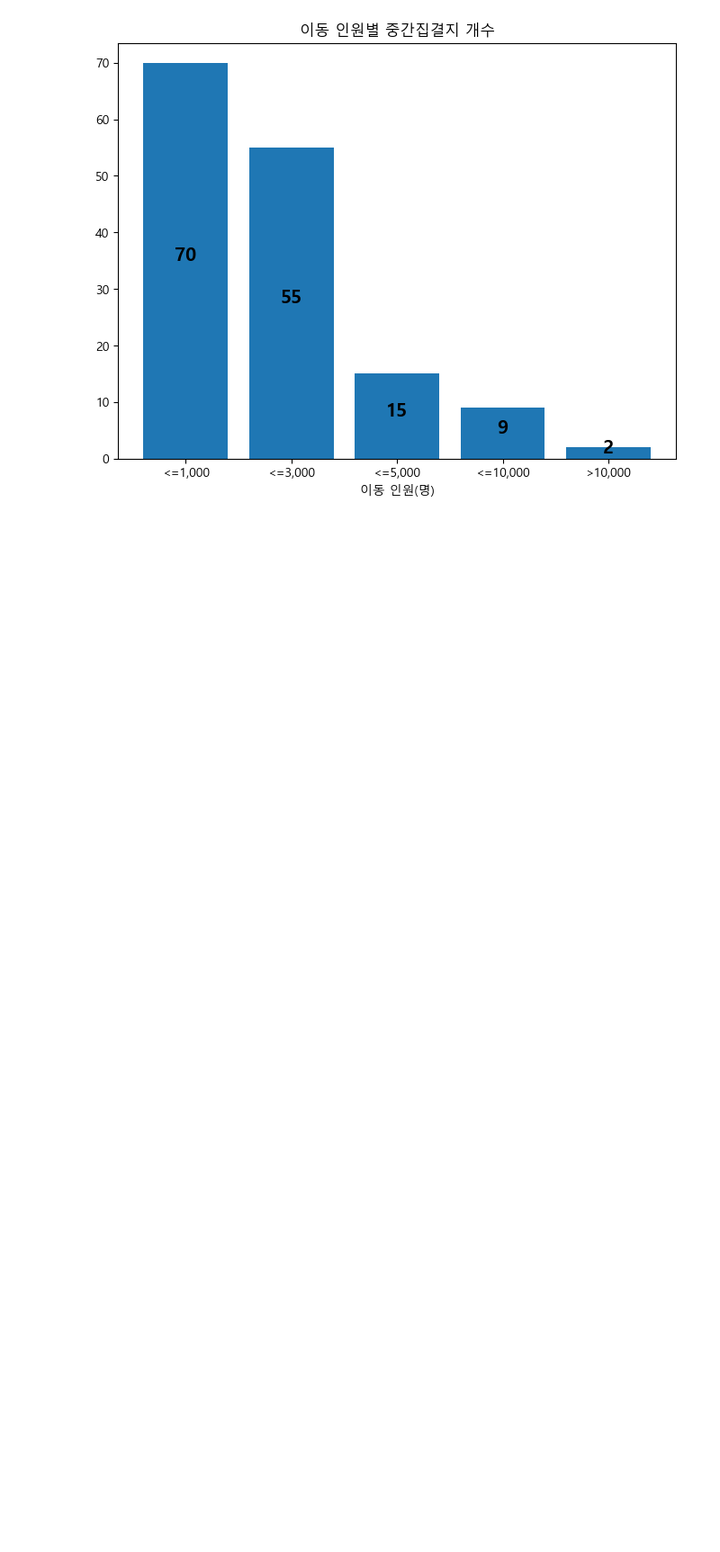
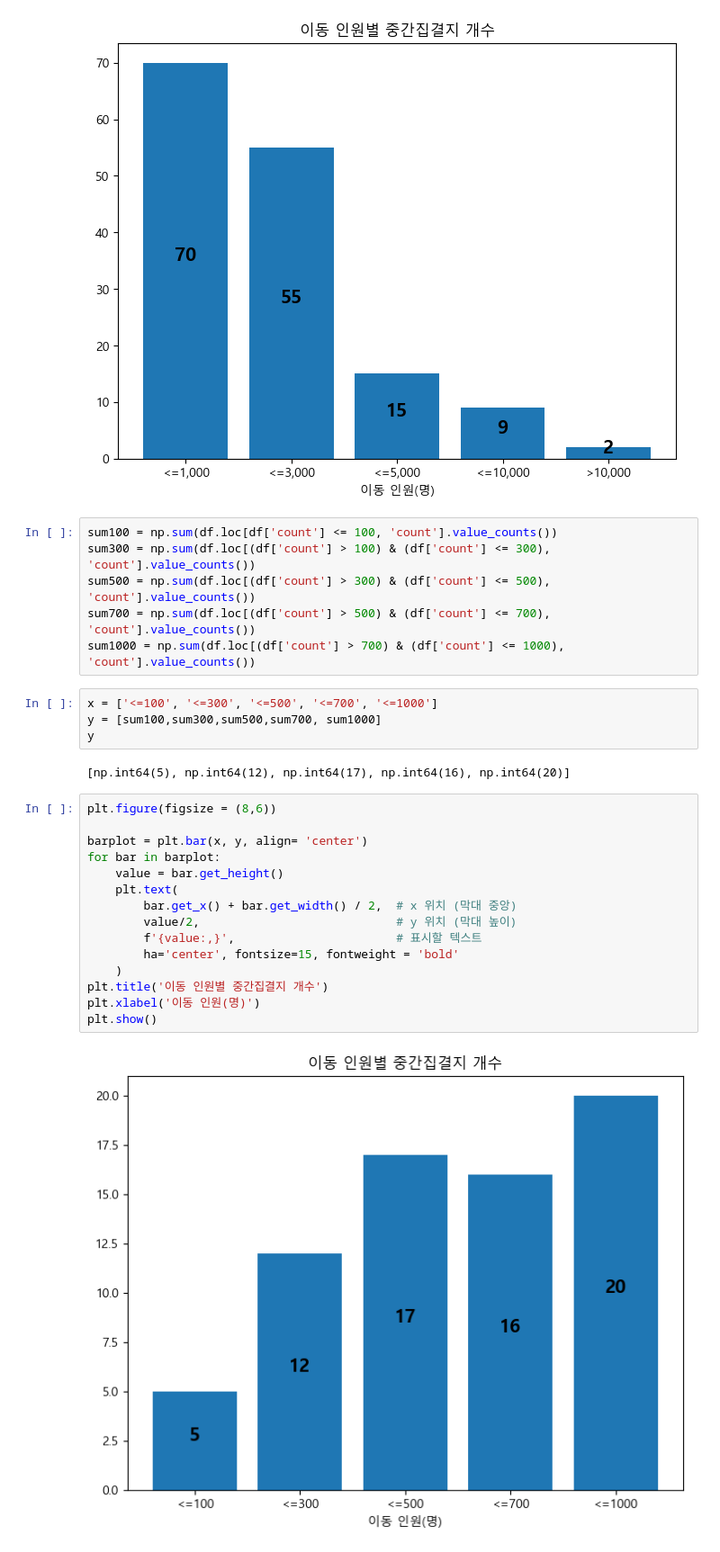
Before and after one commit to DSjayjang/Project, a Jupyter notebook: Crawling/eda/1021.ipynb, the cells around one changed output. Shown at 90% size. Saved outputs shown, nothing was run; the diff lists cells and outputs as text; blank space fills up the shorter version.

```diff
--- a/Crawling/eda/1021.ipynb
+++ b/Crawling/eda/1021.ipynb
@@ -57,3 +57,32 @@ plt.xlabel('이동 인원(명)')
 plt.show()
 # %% [output]
 [figure]
+# %%
+sum100 = np.sum(df.loc[df['count'] <= 100, 'count'].value_counts())
+sum300 = np.sum(df.loc[(df['count'] > 100) & (df['count'] <= 300), 'count'].value_counts())
+sum500 = np.sum(df.loc[(df['count'] > 300) & (df['count'] <= 500), 'count'].value_counts())
+sum700 = np.sum(df.loc[(df['count'] > 500) & (df['count'] <= 700), 'count'].value_counts())
+sum1000 = np.sum(df.loc[(df['count'] > 700) & (df['count'] <= 1000), 'count'].value_counts())
+# %%
+x = ['<=100', '<=300', '<=500', '<=700', '<=1000']
+y = [sum100,sum300,sum500,sum700, sum1000]
+y
+# %% [output]
+[np.int64(5), np.int64(12), np.int64(17), np.int64(16), np.int64(20)]
+# %%
+plt.figure(figsize = (8,6))
+
+barplot = plt.bar(x, y, align= 'center')
+for bar in barplot:
+    value = bar.get_height()
+    plt.text(
+        bar.get_x() + bar.get_width() / 2,  # x 위치 (막대 중앙)
+        value/2,                            # y 위치 (막대 높이)
+        f'{value:,}',                       # 표시할 텍스트
+        ha='center', fontsize=15, fontweight = 'bold'
+    )
+plt.title('이동 인원별 중간집결지 개수')
+plt.xlabel('이동 인원(명)')
+plt.show()
+# %% [output]
+[figure, added]
```
Also changed, not shown: parts of 1 cell of this notebook.
